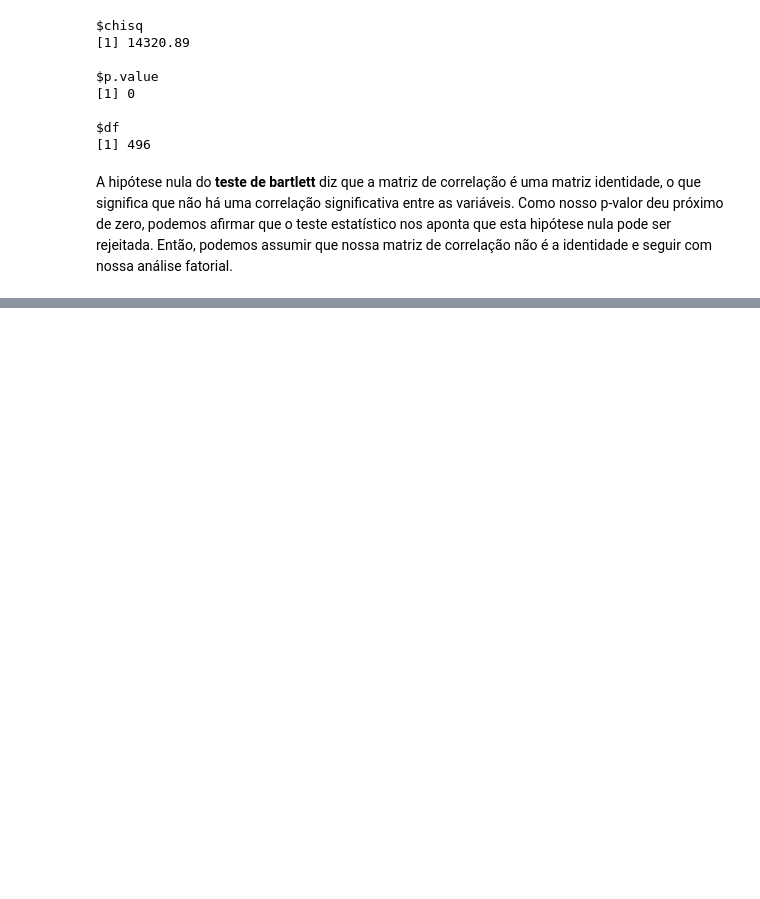
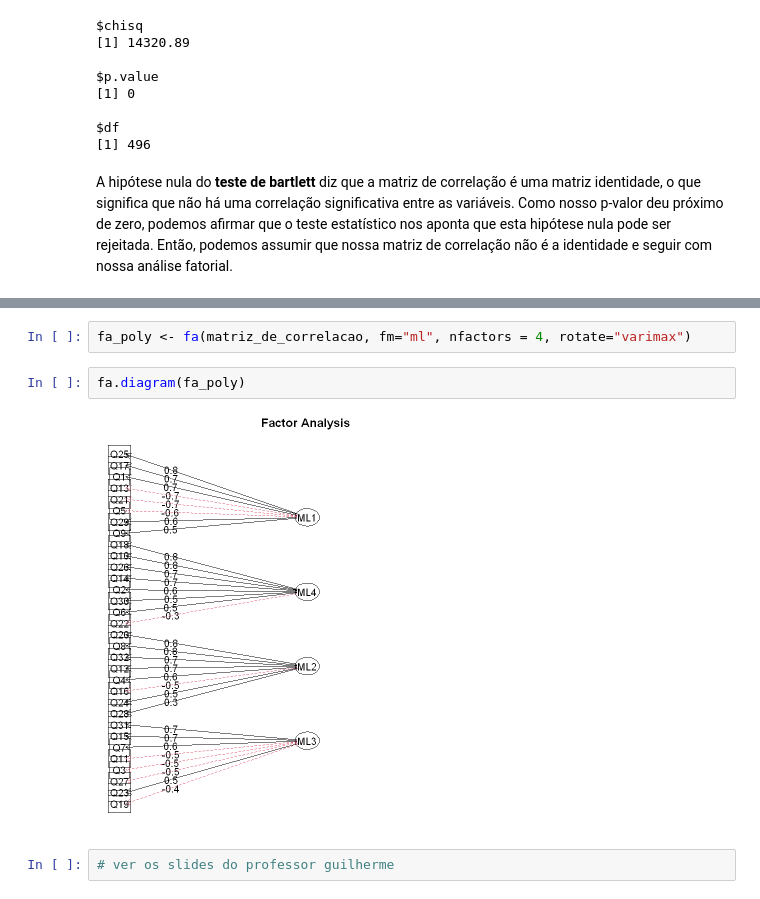
Before and after one commit to FerrazThales/AnaliseFatorialExploratoria, a Jupyter notebook: Análise Fatorial Exploratória.ipynb, the cells around one changed output, grey strips where cells are left out. Drawn from its saved outputs; the diff is of its cells as text; blank space fills up the shorter version.

```diff
--- a/Análise Fatorial Exploratória.ipynb
+++ b/Análise Fatorial Exploratória.ipynb
@@ -206,0 +247,8 @@ scree(matriz_de_correlacao)
+# %%
+fa_poly <- fa(matriz_de_correlacao, fm="ml", nfactors = 4, rotate="varimax")
+# %%
+fa.diagram(fa_poly)
+# %% [output]
+[figure, added]
+# %%
+# ver os slides do professor guilherme
```
Also changed, not shown: parts of 10 cells of this notebook.
